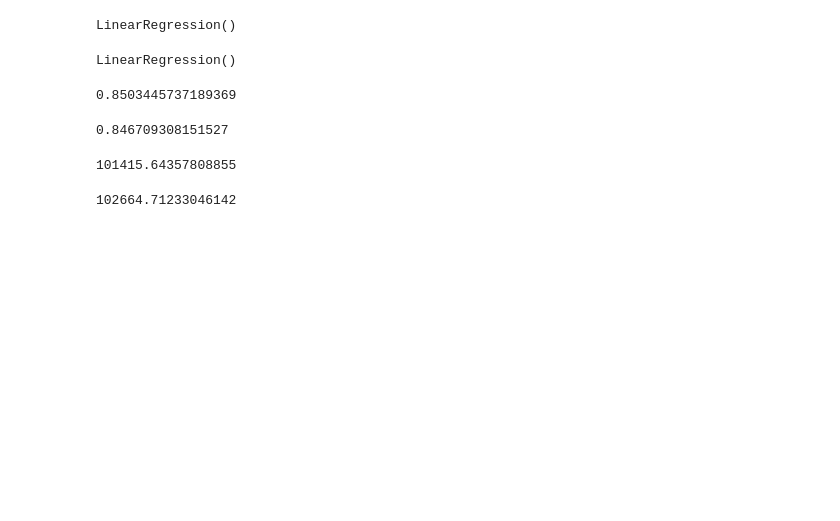
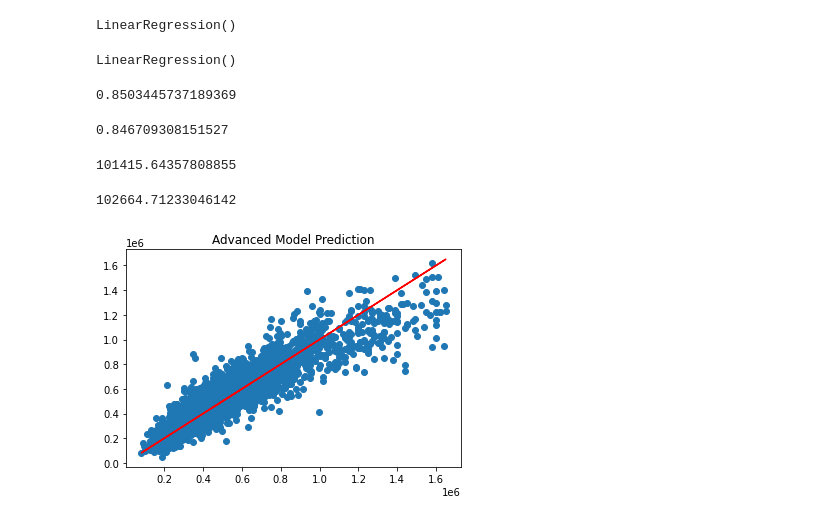
Before and after one commit to learn-co-students/bsc-phase-two-project, a Jupyter notebook: notebooks/exploratory/Joe/01_joe_notebook.ipynb, the cells around one changed output. Cells and saved outputs as stored; diff of their text form; code cells hidden in the pictures; blank space fills up the shorter version.

```diff
--- a/notebooks/exploratory/Joe/01_joe_notebook.ipynb
+++ b/notebooks/exploratory/Joe/01_joe_notebook.ipynb
@@ -846,3 +902,11 @@ np.sqrt(mse(y_train, train_preds))
 mse(y_test, test_preds, squared=False)
 # %% [output]
 102664.71233046142
+# %%
+x = y_test
+y = test_preds
+plt.scatter(x,y)
+plt.title('Advanced Model Prediction')
+plt.plot(y_test,y_test, color= 'red');
+# %% [output]
+[figure, added]
```
Also changed, not shown: parts of 8 cells of this notebook.
